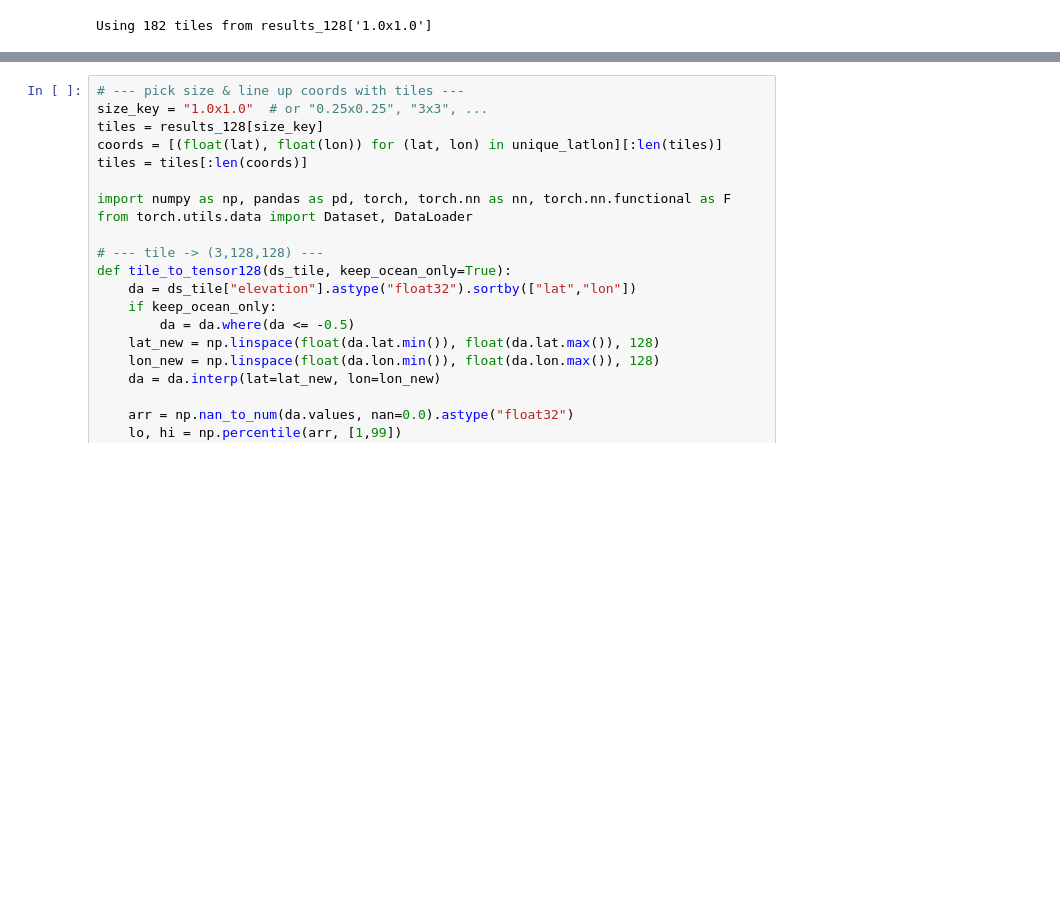
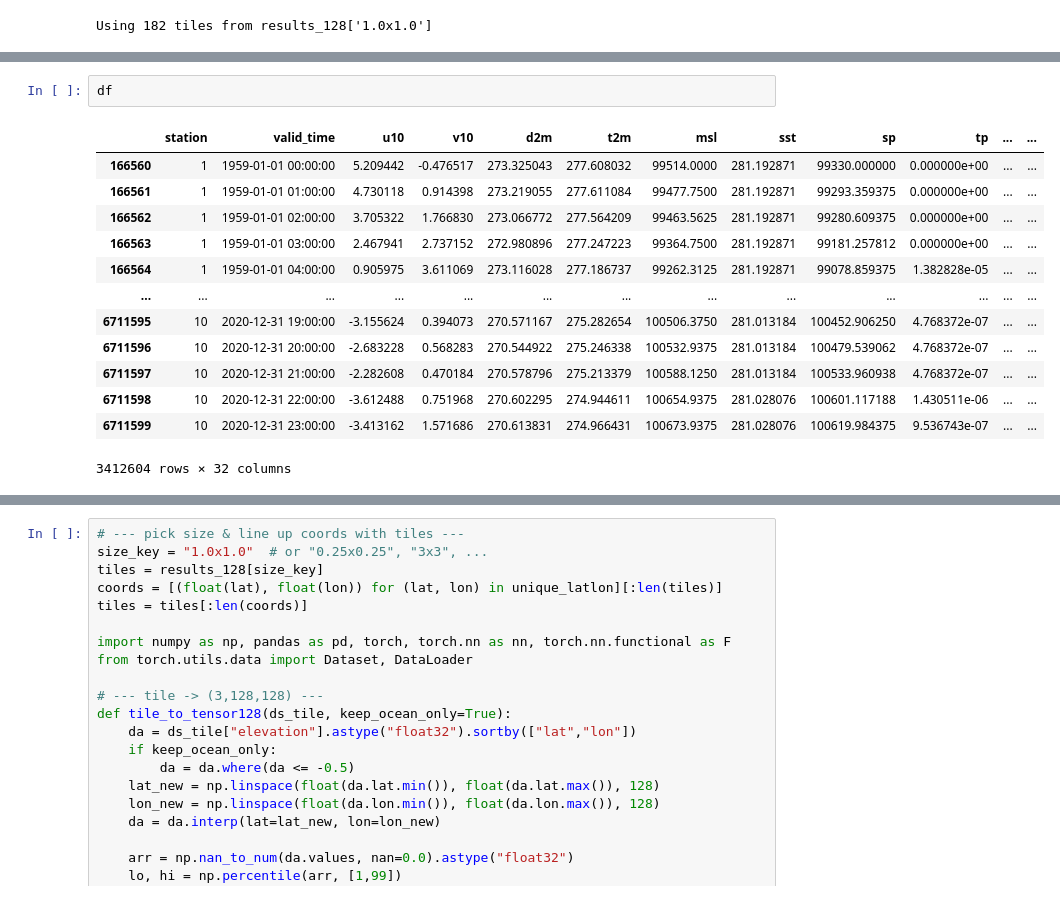
Before and after one commit to lisanneblok/ESL, a Jupyter notebook: notebooks/5_Mlwithbath/combine_regression_MLP copy.ipynb, the cells around one changed output, grey strips where cells are left out. Drawn from its saved outputs; the diff is of its cells as text; blank space fills up the shorter version.

```diff
--- a/notebooks/5_Mlwithbath/combine_regression_MLP copy.ipynb
+++ b/notebooks/5_Mlwithbath/combine_regression_MLP copy.ipynb
@@ -308,0 +408,16 @@ Using 182 tiles from results_128['1.0x1.0']
+# %%
+df
+# %% [output]
+|  | station | valid_time | u10 | v10 | d2m | t2m | msl | sst | sp | tp | ... | ... |
+| 166560 | 1 | 1959-01-01 00:00:00 | 5.209442 | -0.476517 | 273.325043 | 277.608032 | 99514.0000 | 281.192871 | 99330.000000 | 0.000000e+00 | ... | ... |
+| 166561 | 1 | 1959-01-01 01:00:00 | 4.730118 | 0.914398 | 273.219055 | 277.611084 | 99477.7500 | 281.192871 | 99293.359375 | 0.000000e+00 | ... | ... |
+| 166562 | 1 | 1959-01-01 02:00:00 | 3.705322 | 1.766830 | 273.066772 | 277.564209 | 99463.5625 | 281.192871 | 99280.609375 | 0.000000e+00 | ... | ... |
+| 166563 | 1 | 1959-01-01 03:00:00 | 2.467941 | 2.737152 | 272.980896 | 277.247223 | 99364.7500 | 281.192871 | 99181.257812 | 0.000000e+00 | ... | ... |
+| 166564 | 1 | 1959-01-01 04:00:00 | 0.905975 | 3.611069 | 273.116028 | 277.186737 | 99262.3125 | 281.192871 | 99078.859375 | 1.382828e-05 | ... | ... |
+| ... | ... | ... | ... | ... | ... | ... | ... | ... | ... | ... | ... | ... |
+| 6711595 | 10 | 2020-12-31 19:00:00 | -3.155624 | 0.394073 | 270.571167 | 275.282654 | 100506.3750 | 281.013184 | 100452.906250 | 4.768372e-07 | ... | ... |
+| 6711596 | 10 | 2020-12-31 20:00:00 | -2.683228 | 0.568283 | 270.544922 | 275.246338 | 100532.9375 | 281.013184 | 100479.539062 | 4.768372e-07 | ... | ... |
+| 6711597 | 10 | 2020-12-31 21:00:00 | -2.282608 | 0.470184 | 270.578796 | 275.213379 | 100588.1250 | 281.013184 | 100533.960938 | 4.768372e-07 | ... | ... |
+| 6711598 | 10 | 2020-12-31 22:00:00 | -3.612488 | 0.751968 | 270.602295 | 274.944611 | 100654.9375 | 281.028076 | 100601.117188 | 1.430511e-06 | ... | ... |
+| 6711599 | 10 | 2020-12-31 23:00:00 | -3.413162 | 1.571686 | 270.613831 | 274.966431 | 100673.9375 | 281.028076 | 100619.984375 | 9.536743e-07 | ... | ... |
+3412604 rows × 32 columns
```
Also changed, not shown: parts of 11 cells of this notebook, 3 other files.
